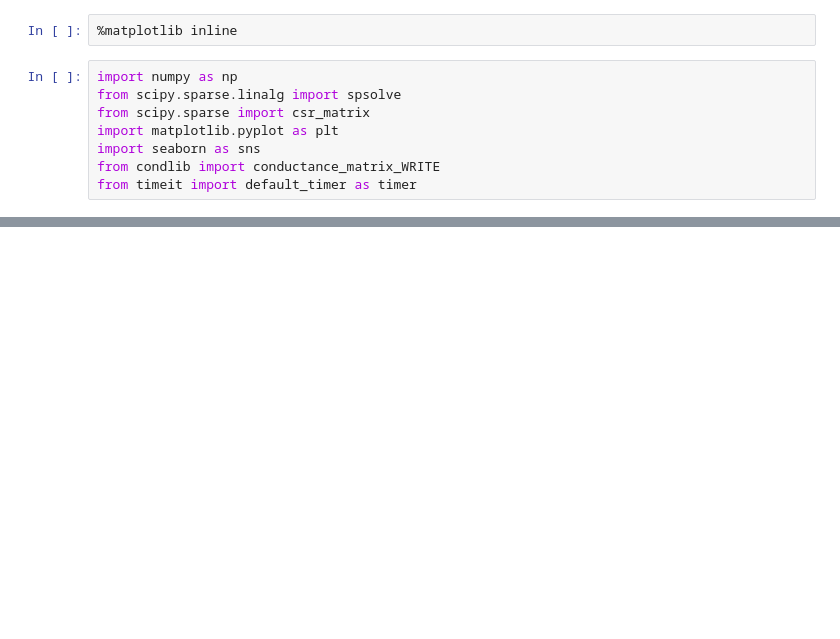
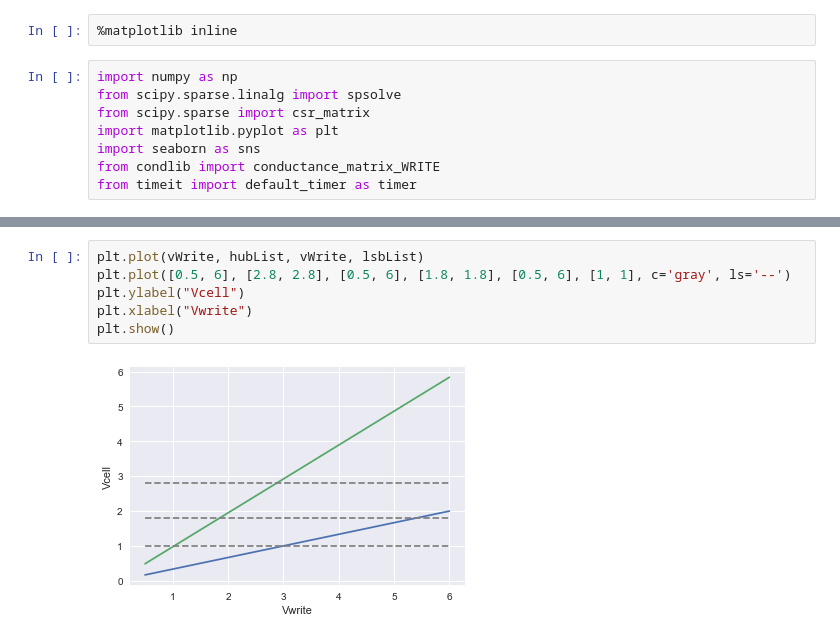
Before and after one commit to jzmnd/RRAM_network_analysis_model, a Jupyter notebook: model.ipynb, the cells around one changed output, grey strips where cells are left out. Cells and saved outputs as stored; diff of their text form; blank space fills up the shorter version.

```diff
--- a/model.ipynb
+++ b/model.ipynb
@@ -89,0 +94,8 @@ plt.show()
+# %%
+plt.plot(vWrite, hubList, vWrite, lsbList)
+plt.plot([0.5, 6], [2.8, 2.8], [0.5, 6], [1.8, 1.8], [0.5, 6], [1, 1], c='gray', ls='--')
+plt.ylabel("Vcell")
+plt.xlabel("Vwrite")
+plt.show()
+# %% [output]
+[figure, added]
```
Also changed, not shown: parts of 7 cells of this notebook.
